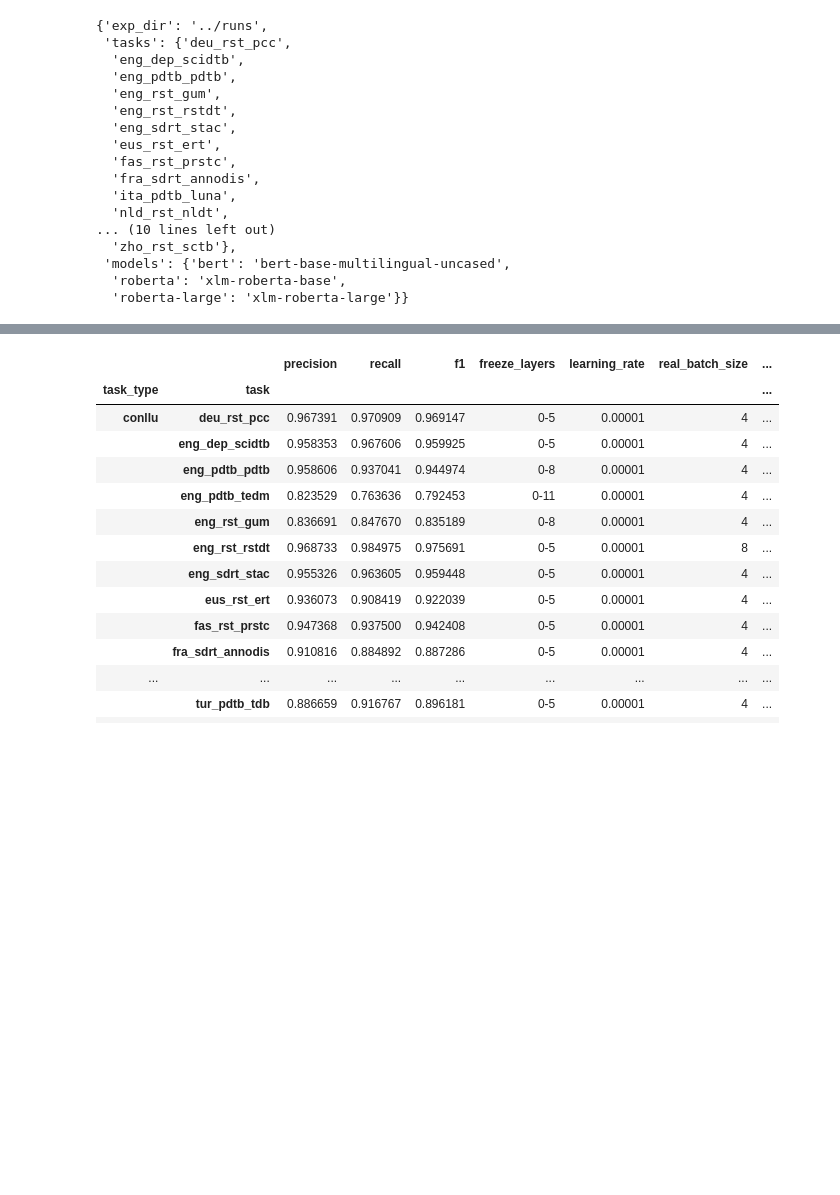
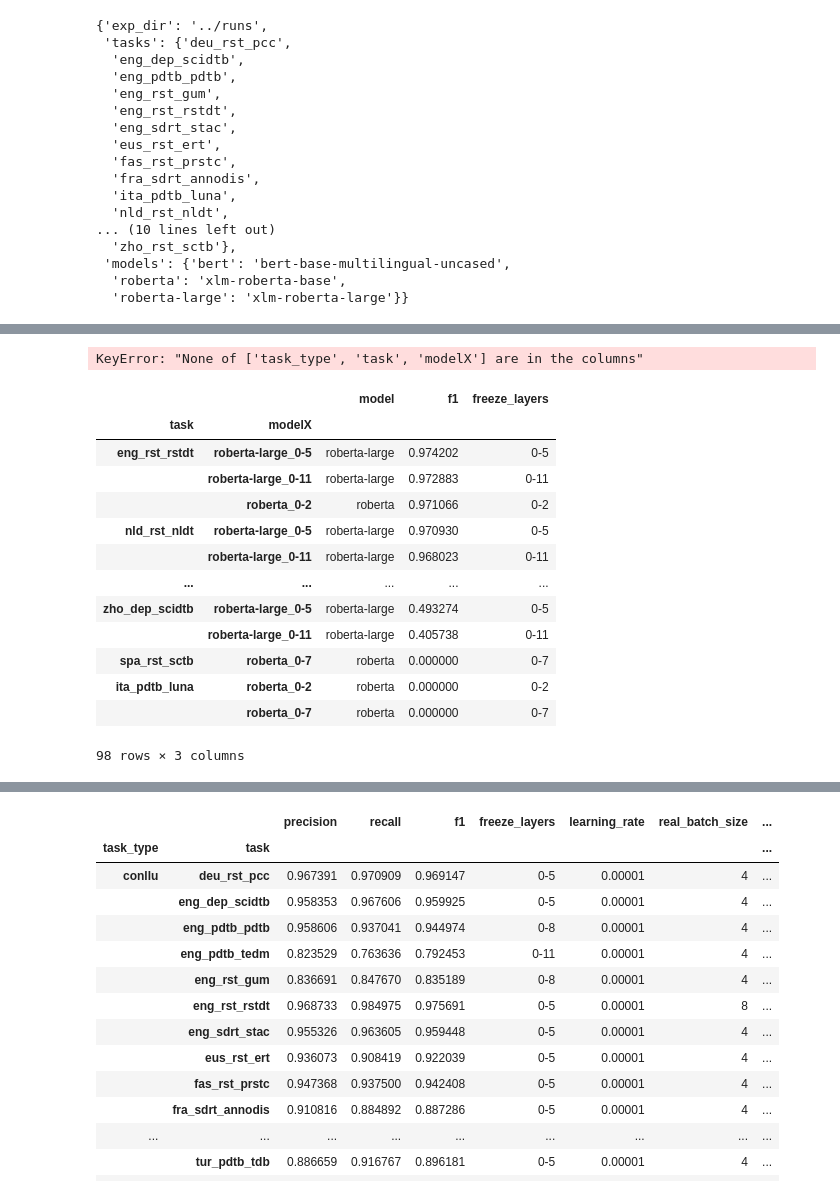
Before and after one commit to phimit/jiant, a Jupyter notebook: scripts/vizu_results.ipynb, the cells around one changed output, grey strips where cells are left out. Cells and saved outputs as stored; diff of their text form; code cells hidden in the pictures; blank space fills up the shorter version.

```diff
--- a/scripts/vizu_results.ipynb
+++ b/scripts/vizu_results.ipynb
@@ -138 +145,24 @@ comp = comp.groupby(["task_type","task"]).max()
+# %%
+
+comp.set_index(["task_type","task","modelX"],inplace=True)
+#comp.loc["conllu","zho_rst_sctb"]
+# %% [output]
+KeyError: "None of ['task_type', 'task', 'modelX'] are in the columns"
+# %%
+comp.loc["split"].sort_values(by="f1",ascending=False)
+# %% [output]
+|  |  | model | f1 | freeze_layers |
+| task | modelX |  |  |  |
+| eng_rst_rstdt | roberta-large_0-5 | roberta-large | 0.974202 | 0-5 |
+|  | roberta-large_0-11 | roberta-large | 0.972883 | 0-11 |
+|  | roberta_0-2 | roberta | 0.971066 | 0-2 |
+| nld_rst_nldt | roberta-large_0-5 | roberta-large | 0.970930 | 0-5 |
+|  | roberta-large_0-11 | roberta-large | 0.968023 | 0-11 |
+| ... | ... | ... | ... | ... |
+| zho_dep_scidtb | roberta-large_0-5 | roberta-large | 0.493274 | 0-5 |
+|  | roberta-large_0-11 | roberta-large | 0.405738 | 0-11 |
+| spa_rst_sctb | roberta_0-7 | roberta | 0.000000 | 0-7 |
+| ita_pdtb_luna | roberta_0-2 | roberta | 0.000000 | 0-2 |
+|  | roberta_0-7 | roberta | 0.000000 | 0-7 |
+98 rows × 3 columns
 # %%
```
Also changed, not shown: parts of 6 cells of this notebook, 7 other files.
